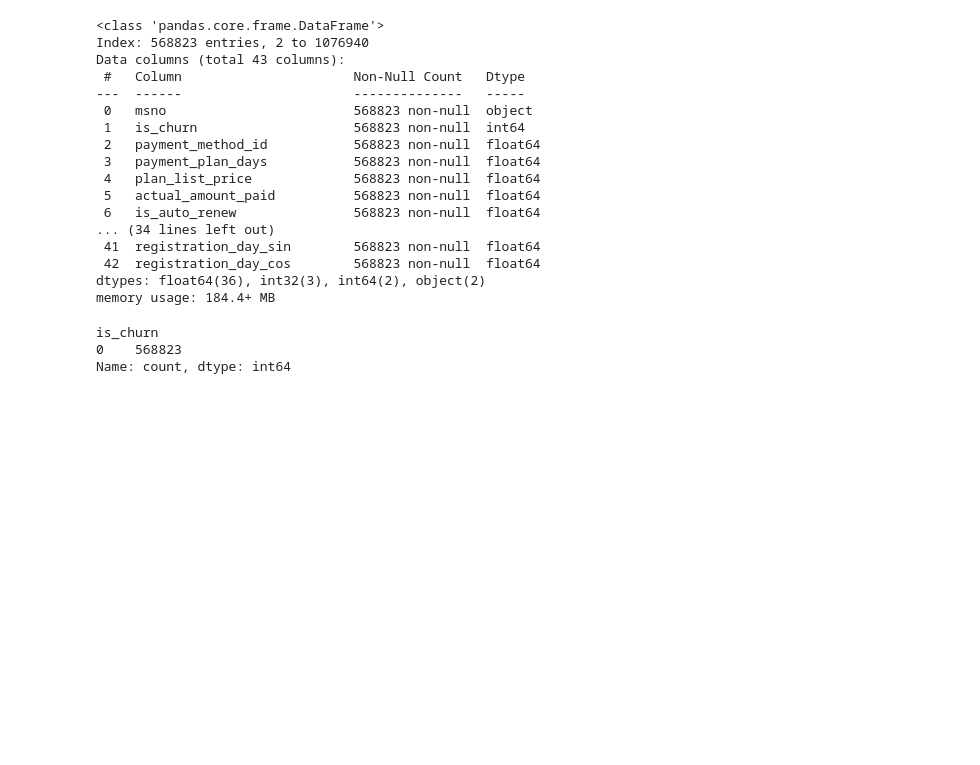
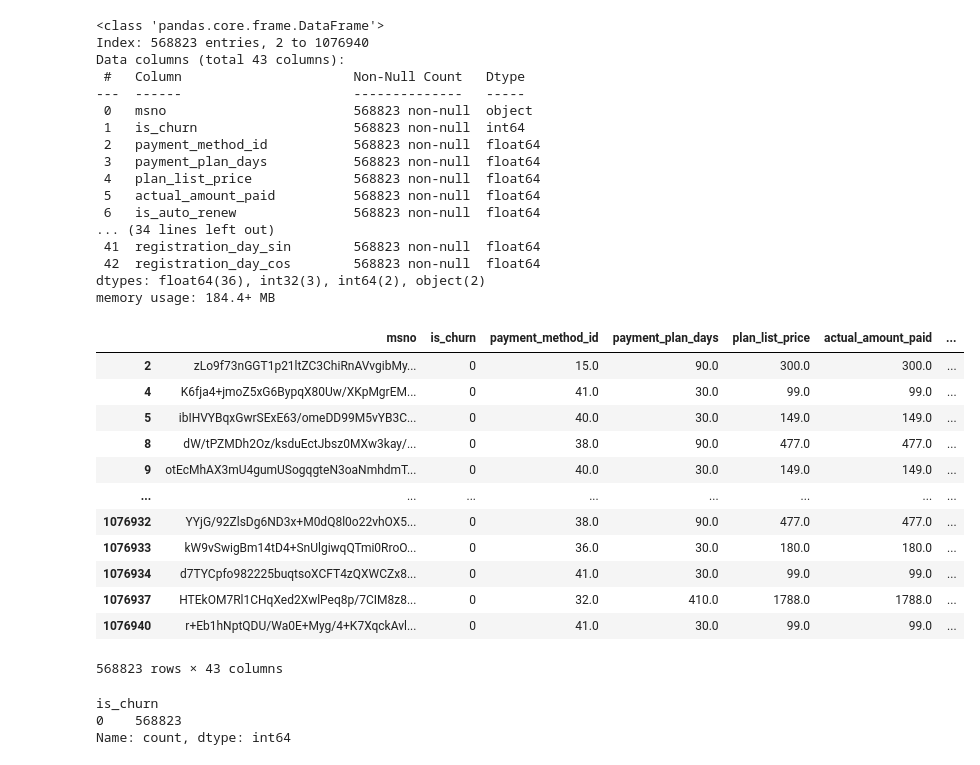
Before and after one commit to XavierLooyens/Churn_prediction, a Jupyter notebook: notebooks/test_data_Xavier.ipynb, the cells around one changed output. Saved outputs shown, nothing was run; the diff lists cells and outputs as text; code cells hidden in the pictures; blank space fills up the shorter version.

```diff
--- a/notebooks/test_data_Xavier.ipynb
+++ b/notebooks/test_data_Xavier.ipynb
@@ -289,6 +289,22 @@ Data columns (total 43 columns):
  42  registration_day_cos        568823 non-null  float64
 dtypes: float64(36), int32(3), int64(2), object(2)
 memory usage: 184.4+ MB
+# %%
+test_df
+# %% [output]
+|  | msno | is_churn | payment_method_id | payment_plan_days | plan_list_price | actual_amount_paid | ... |
+| 2 | zLo9f73nGGT1p21ltZC3ChiRnAVvgibMy... | 0 | 15.0 | 90.0 | 300.0 | 300.0 | ... |
+| 4 | K6fja4+jmoZ5xG6BypqX80Uw/XKpMgrEM... | 0 | 41.0 | 30.0 | 99.0 | 99.0 | ... |
+| 5 | ibIHVYBqxGwrSExE63/omeDD99M5vYB3C... | 0 | 40.0 | 30.0 | 149.0 | 149.0 | ... |
+| 8 | dW/tPZMDh2Oz/ksduEctJbsz0MXw3kay/... | 0 | 38.0 | 90.0 | 477.0 | 477.0 | ... |
+| 9 | otEcMhAX3mU4gumUSogqgteN3oaNmhdmT... | 0 | 40.0 | 30.0 | 149.0 | 149.0 | ... |
+| ... | ... | ... | ... | ... | ... | ... | ... |
+| 1076932 | YYjG/92ZlsDg6ND3x+M0dQ8l0o22vhOX5... | 0 | 38.0 | 90.0 | 477.0 | 477.0 | ... |
+| 1076933 | kW9vSwigBm14tD4+SnUlgiwqQTmi0RroO... | 0 | 36.0 | 30.0 | 180.0 | 180.0 | ... |
+| 1076934 | d7TYCpfo982225buqtsoXCFT4zQXWCZx8... | 0 | 41.0 | 30.0 | 99.0 | 99.0 | ... |
+| 1076937 | HTEkOM7Rl1CHqXed2XwlPeq8p/7CIM8z8... | 0 | 32.0 | 410.0 | 1788.0 | 1788.0 | ... |
+| 1076940 | r+Eb1hNptQDU/Wa0E+Myg/4+K7XqckAvl... | 0 | 41.0 | 30.0 | 99.0 | 99.0 | ... |
+568823 rows × 43 columns
 # %%
 test_df.value_counts('is_churn')
 # %% [output]
```
Also changed, not shown: parts of 10 cells of this notebook.
